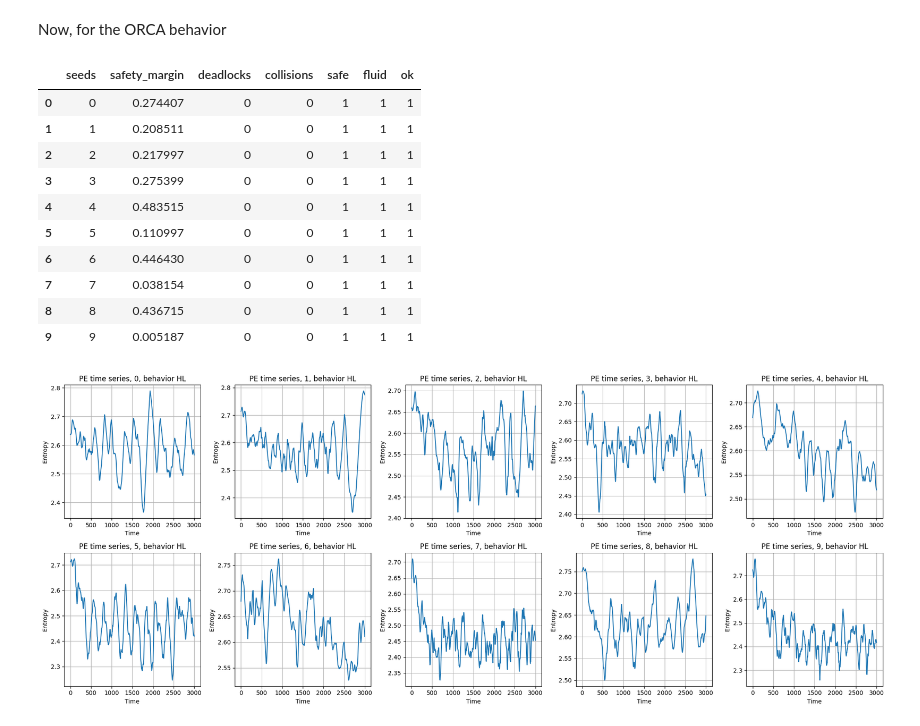
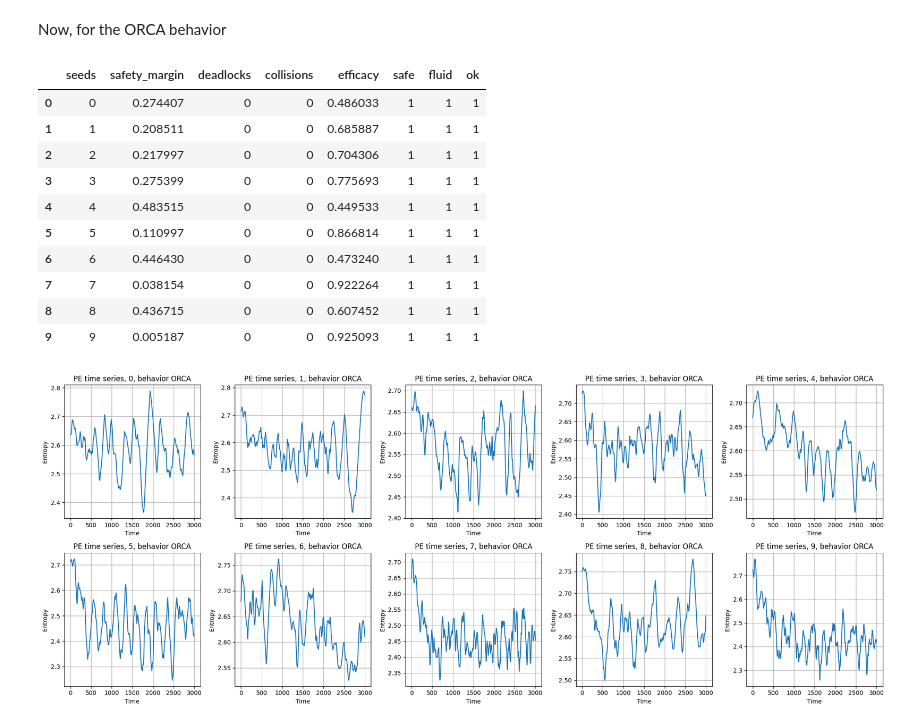
Before and after one commit to Cimagroup/Experiments_T6.3.2, a Jupyter notebook: CrossScenario/PersistentEntropy_Experiments/Cross_HLvsORCA.ipynb, the cells around one changed output. Cells and saved outputs as stored; diff of their text form; code cells hidden in the pictures.

Commit message:
Update persistence entropy experiments

```diff
--- a/CrossScenario/PersistentEntropy_Experiments/Cross_HLvsORCA.ipynb
+++ b/CrossScenario/PersistentEntropy_Experiments/Cross_HLvsORCA.ipynb
@@ -113,4 +87,4 @@ def extract_data(experiment):
 # %%
-dfHL = extract_data(experimentHL)
+dfHL = fu.extract_data(experimentHL, "HL")
 dfHL
 # %% [output]
@@ -193,40 +169,41 @@ wORCA = sim.World()
 experimentORCA.scenario.init_world(wORCA,seed=1)
 experimentORCA.run()
 # %%
-dfORCA = extract_data(experimentORCA)
+dfORCA = fu.extract_data(experimentORCA, "ORCA")
 dfORCA
 # %% [output]
-|  | seeds | safety_margin | deadlocks | collisions | safe | fluid | ok |
-| 0 | 0 | 0.274407 | 0 | 0 | 1 | 1 | 1 |
-| 1 | 1 | 0.208511 | 0 | 0 | 1 | 1 | 1 |
-| 2 | 2 | 0.217997 | 0 | 0 | 1 | 1 | 1 |
-| 3 | 3 | 0.275399 | 0 | 0 | 1 | 1 | 1 |
-| 4 | 4 | 0.483515 | 0 | 0 | 1 | 1 | 1 |
-| 5 | 5 | 0.110997 | 0 | 0 | 1 | 1 | 1 |
-| 6 | 6 | 0.446430 | 0 | 0 | 1 | 1 | 1 |
-| 7 | 7 | 0.038154 | 0 | 0 | 1 | 1 | 1 |
-| 8 | 8 | 0.436715 | 0 | 0 | 1 | 1 | 1 |
-| 9 | 9 | 0.005187 | 0 | 0 | 1 | 1 | 1 |
+|  | seeds | safety_margin | deadlocks | collisions | efficacy | safe | fluid | ok |
+| 0 | 0 | 0.274407 | 0 | 0 | 0.486033 | 1 | 1 | 1 |
+| 1 | 1 | 0.208511 | 0 | 0 | 0.685887 | 1 | 1 | 1 |
+| 2 | 2 | 0.217997 | 0 | 0 | 0.704306 | 1 | 1 | 1 |
+| 3 | 3 | 0.275399 | 0 | 0 | 0.775693 | 1 | 1 | 1 |
+| 4 | 4 | 0.483515 | 0 | 0 | 0.449533 | 1 | 1 | 1 |
+| 5 | 5 | 0.110997 | 0 | 0 | 0.866814 | 1 | 1 | 1 |
+| 6 | 6 | 0.446430 | 0 | 0 | 0.473240 | 1 | 1 | 1 |
+| 7 | 7 | 0.038154 | 0 | 0 | 0.922264 | 1 | 1 | 1 |
+| 8 | 8 | 0.436715 | 0 | 0 | 0.607452 | 1 | 1 | 1 |
+| 9 | 9 | 0.005187 | 0 | 0 | 0.925093 | 1 | 1 | 1 |
 # %%
 dfORCA['persistentEntropy'] = None
 fig, axes = plt.subplots(nrows=2, ncols=5, figsize=(20, 8))
 axes = axes.flatten()
 
 for i in tqdm(range(simulations)):
     run = experimentORCA.runs[i]
     ps = run.poses
     maxd = [float(np.max(distance_matrix(X,X))) for X in ps[:,:,:2]]
     entropies=[]
     for j in range(time_instances):
         persistence = fu.ComputePersistenceDiagram(ps,j,0,"rips")
         persistenceL = fu.limitingDiagram(persistence,maxd[j])
         entropies.append(fu.EntropyCalculationFromBarcode(persistenceL))
     dfORCA.at[i, 'persistentEntropy'] = np.array(entropies)
 
     plt.sca(axes[i])
     fu.plotEntropyTimeSerie(entropies)
-    plt.title(f'PE time series, {i}, behavior HL')
+    plt.title(f'PE time series, {i}, behavior ORCA')
 plt.tight_layout()
+plt.savefig(f'Images/{scenario}EntropyTimeSeriesORCA.png', dpi=300, bbox_inches='tight')
 plt.show()
 # %% [output]
-[figure, old version]
+[figure, new version]
```
Also changed, not shown: parts of 8 cells of this notebook, 49 other files.
